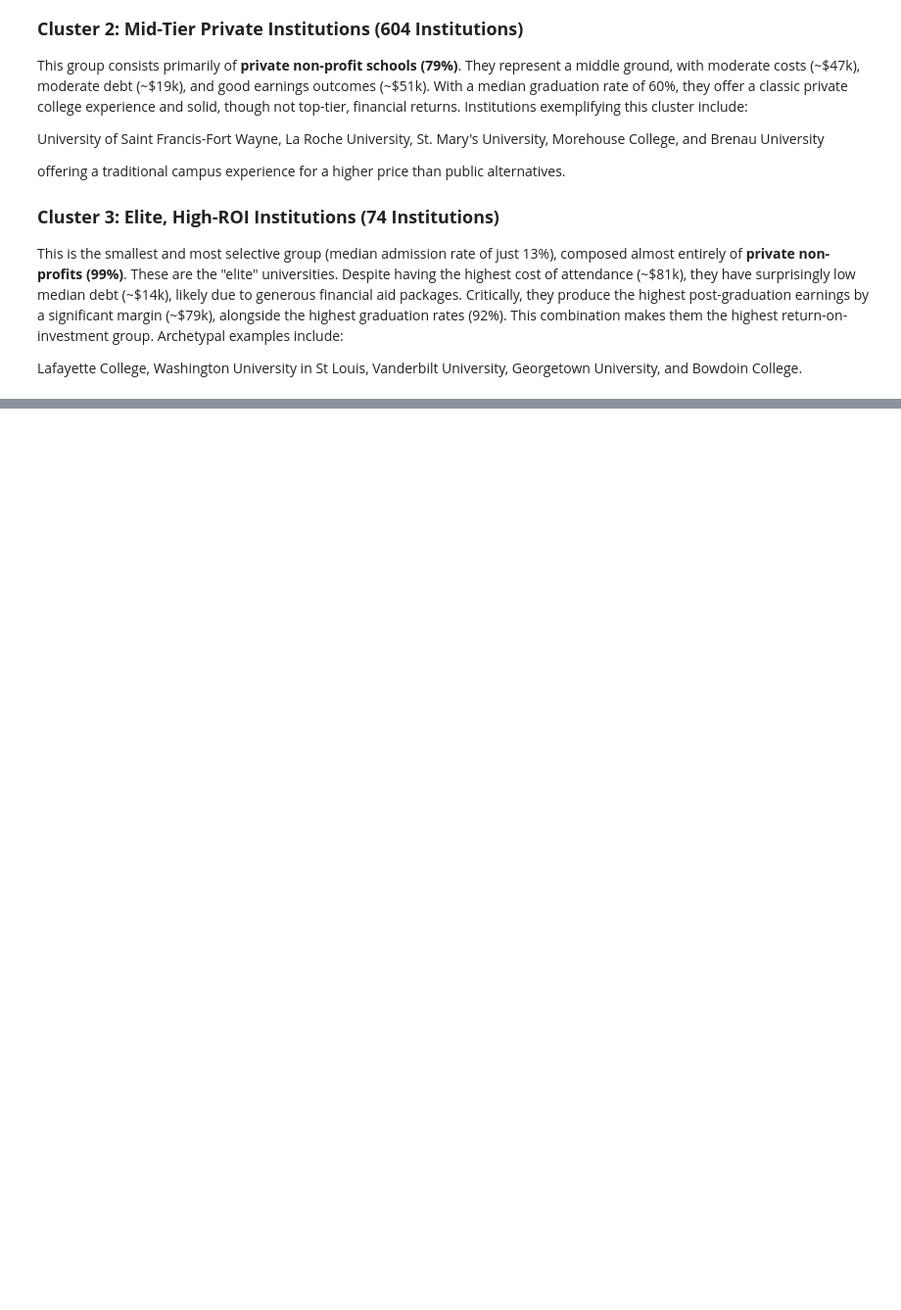
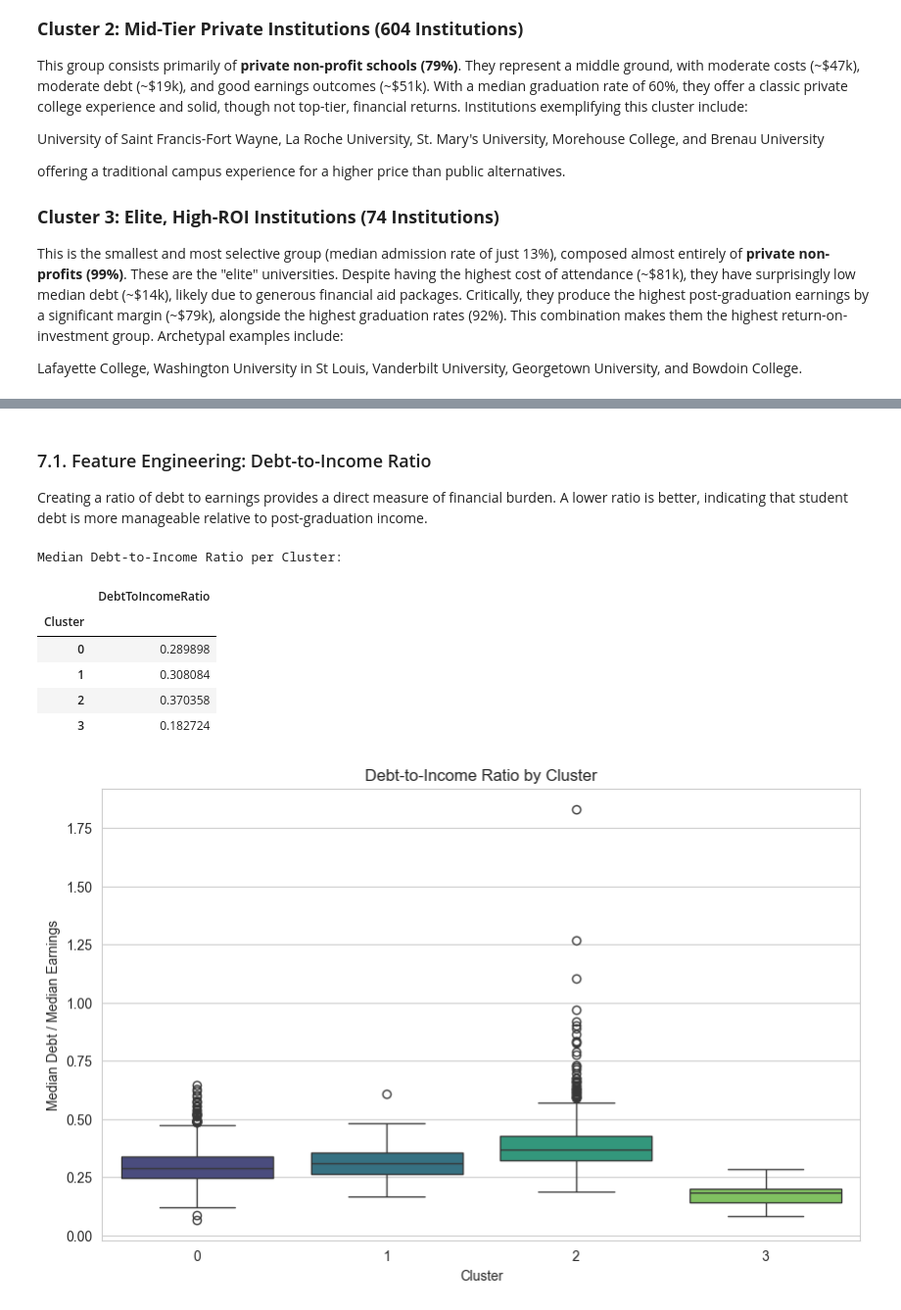
Before and after one commit to BenGoBlue05/college-scorecard-analysis, a Jupyter notebook: notebooks/institution_clustering.ipynb, the cells around one changed output, grey strips where cells are left out. Shown at 98% size. Drawn from its saved outputs; the diff is of its cells as text; code cells hidden in the pictures; blank space fills up the shorter version.

Commit message:
add alternative clustering

```diff
--- a/notebooks/institution_clustering.ipynb
+++ b/notebooks/institution_clustering.ipynb
@@ -516,0 +512,27 @@ Lafayette College, Washington University in St Louis, Vanderbilt University, Geo
+# %% [markdown]
+### 7.1. Feature Engineering: Debt-to-Income Ratio
+
+Creating a ratio of debt to earnings provides a direct measure of financial burden. A lower ratio is better, indicating that student debt is more manageable relative to post-graduation income.
+# %%
+# Engineer the new feature
+df_processed['DebtToIncomeRatio'] = df_processed['MedianDebt'] / df_processed['MedianEarnings']
+
+# Display the median ratio for each cluster
+print("Median Debt-to-Income Ratio per Cluster:")
+display(df_processed.groupby('Cluster')['DebtToIncomeRatio'].median().to_frame())
+
+# Visualize the new feature with a box plot
+plt.figure(figsize=(10, 6))
+sns.boxplot(x='Cluster', y='DebtToIncomeRatio', data=df_processed, palette='viridis')
+plt.title('Debt-to-Income Ratio by Cluster')
+plt.ylabel('Median Debt / Median Earnings')
+plt.show()
+# %% [output]
+Median Debt-to-Income Ratio per Cluster:
+|  | DebtToIncomeRatio |
+| Cluster |  |
+| 0 | 0.289898 |
+| 1 | 0.308084 |
+| 2 | 0.370358 |
+| 3 | 0.182724 |
+[figure, added]
```
Also changed, not shown: parts of 11 cells of this notebook, 1 other file.
